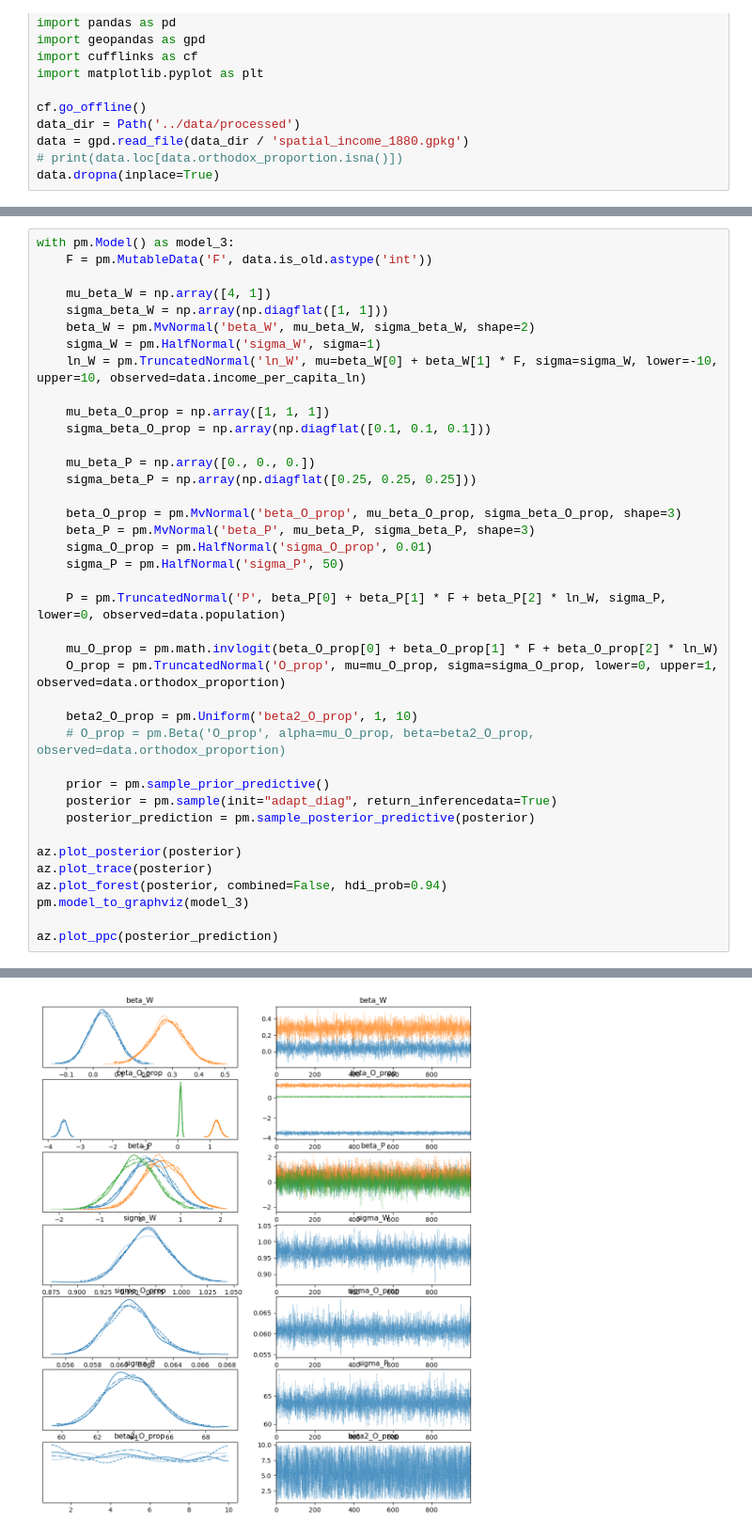
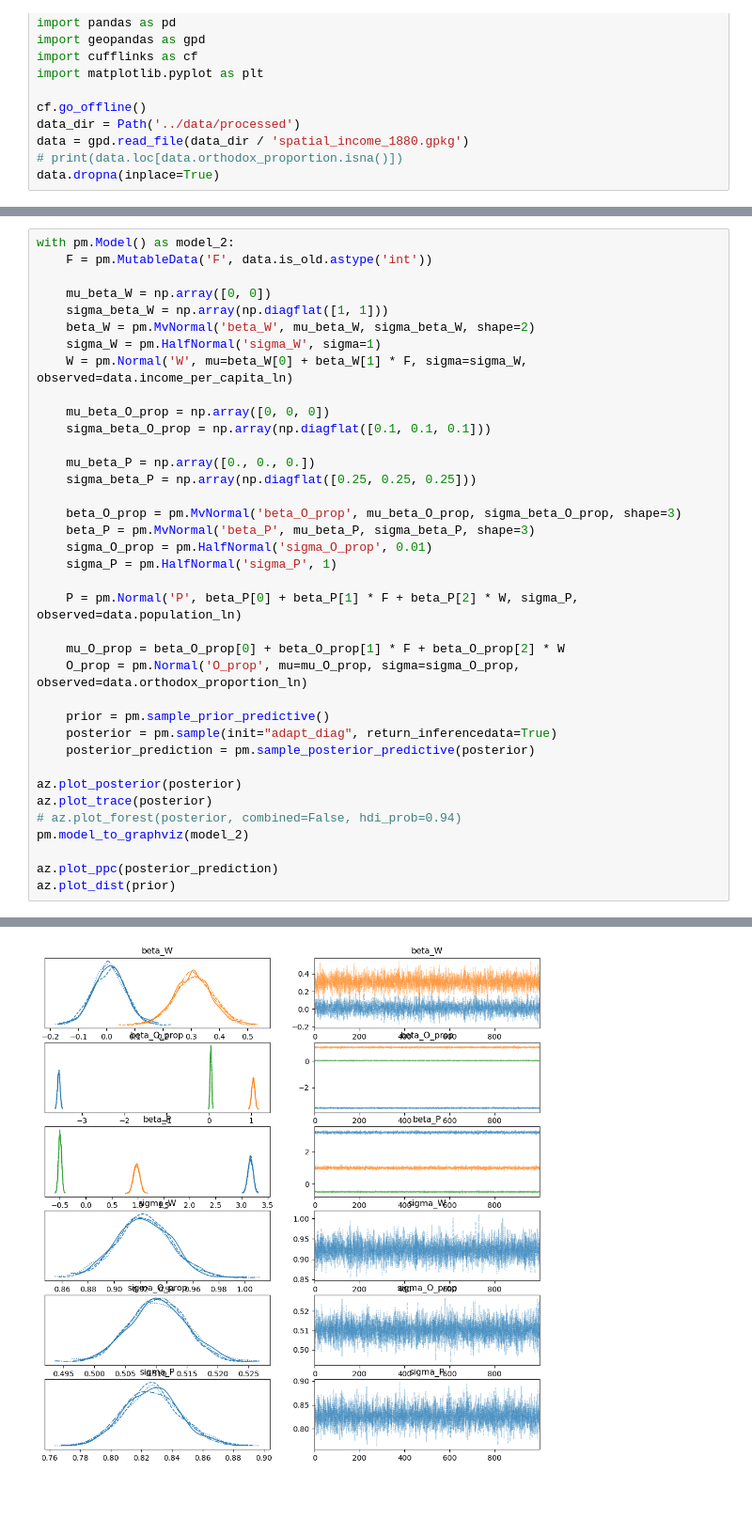
Before and after one commit to AnttiHaerkoenen/socio-ethnic_segregation, a Jupyter notebook: notebooks/exploratory_analysis.ipynb, the cells around one changed output, grey strips where cells are left out. Shown at 94% size. Drawn from its saved outputs; the diff is of its cells as text; blank space fills up the shorter version.

Commit message:
model without F

```diff
--- a/notebooks/exploratory_analysis.ipynb
+++ b/notebooks/exploratory_analysis.ipynb
@@ -124,14 +105,14 @@ The acceptance probability does not match the target. It is 0.8891, but should b
 # %%
-with pm.Model() as model_3:
+with pm.Model() as model_2:
     F = pm.MutableData('F', data.is_old.astype('int'))
 
-    mu_beta_W = np.array([4, 1])
+    mu_beta_W = np.array([0, 0])
     sigma_beta_W = np.array(np.diagflat([1, 1]))
     beta_W = pm.MvNormal('beta_W', mu_beta_W, sigma_beta_W, shape=2)
     sigma_W = pm.HalfNormal('sigma_W', sigma=1)
-    ln_W = pm.TruncatedNormal('ln_W', mu=beta_W[0] + beta_W[1] * F, sigma=sigma_W, lower=-10, upper=10, observed=data.income_per_capita_ln)
+    W = pm.Normal('W', mu=beta_W[0] + beta_W[1] * F, sigma=sigma_W, observed=data.income_per_capita_ln)
 
-    mu_beta_O_prop = np.array([1, 1, 1])
+    mu_beta_O_prop = np.array([0, 0, 0])
     sigma_beta_O_prop = np.array(np.diagflat([0.1, 0.1, 0.1]))
 
     mu_beta_P = np.array([0., 0., 0.])
@@ -140,15 +121,12 @@ with pm.Model() as model_3:
     beta_O_prop = pm.MvNormal('beta_O_prop', mu_beta_O_prop, sigma_beta_O_prop, shape=3)
     beta_P = pm.MvNormal('beta_P', mu_beta_P, sigma_beta_P, shape=3)
     sigma_O_prop = pm.HalfNormal('sigma_O_prop', 0.01)
-    sigma_P = pm.HalfNormal('sigma_P', 50)
+    sigma_P = pm.HalfNormal('sigma_P', 1)
 
-    P = pm.TruncatedNormal('P', beta_P[0] + beta_P[1] * F + beta_P[2] * ln_W, sigma_P, lower=0, observed=data.population)
+    P = pm.Normal('P', beta_P[0] + beta_P[1] * F + beta_P[2] * W, sigma_P, observed=data.population_ln)
 
-    mu_O_prop = pm.math.invlogit(beta_O_prop[0] + beta_O_prop[1] * F + beta_O_prop[2] * ln_W)
-    O_prop = pm.TruncatedNormal('O_prop', mu=mu_O_prop, sigma=sigma_O_prop, lower=0, upper=1, observed=data.orthodox_proportion)
-
-    beta2_O_prop = pm.Uniform('beta2_O_prop', 1, 10)
-    # O_prop = pm.Beta('O_prop', alpha=mu_O_prop, beta=beta2_O_prop, observed=data.orthodox_proportion)
+    mu_O_prop = beta_O_prop[0] + beta_O_prop[1] * F + beta_O_prop[2] * W
+    O_prop = pm.Normal('O_prop', mu=mu_O_prop, sigma=sigma_O_prop, observed=data.orthodox_proportion_ln)
 
     prior = pm.sample_prior_predictive()
     posterior = pm.sample(init="adapt_diag", return_inferencedata=True)
@@ -156,10 +134,11 @@ with pm.Model() as model_3:
 
 az.plot_posterior(posterior)
 az.plot_trace(posterior)
-az.plot_forest(posterior, combined=False, hdi_prob=0.94)
-pm.model_to_graphviz(model_3)
+# az.plot_forest(posterior, combined=False, hdi_prob=0.94)
+pm.model_to_graphviz(model_2)
 
 az.plot_ppc(posterior_prediction)
+az.plot_dist(prior)
 # %% [output]
 Auto-assigning NUTS sampler...
 Initializing NUTS using adapt_diag...
@@ -174 +153 @@ array([<AxesSubplot:xlabel='ln_W / ln_W'>, <AxesSubplot:xlabel='P / P'>,
-[figure, old version]
+[figure, new version]
```
Also changed, not shown: parts of 6 cells of this notebook, 3 other files.
